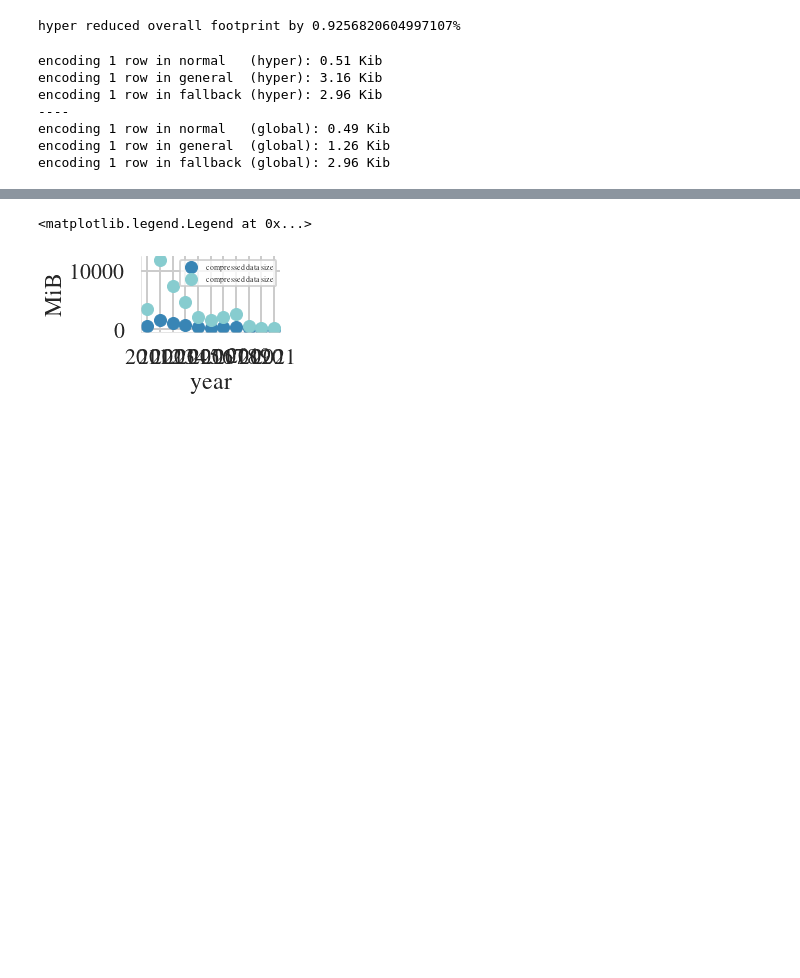
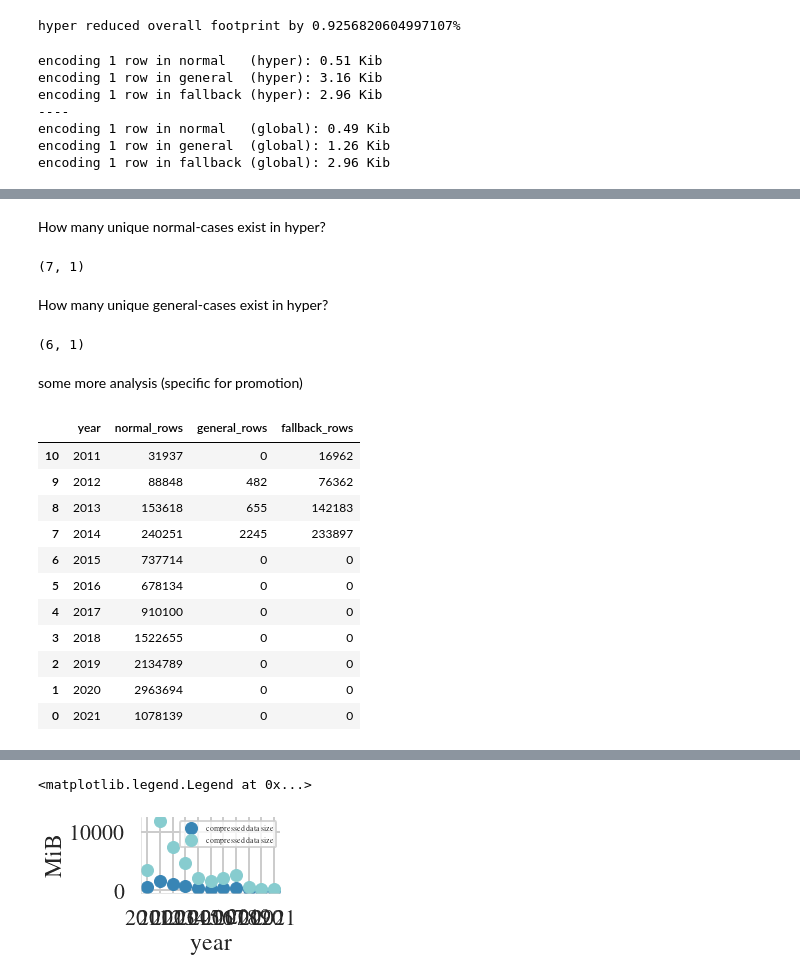
Before and after one commit to tuplex/tuplex, a Jupyter notebook: experimental/notebooks/02_paper_plot_github_sample.ipynb, the cells around one changed output, grey strips where cells are left out. Saved outputs shown, nothing was run; the diff lists cells and outputs as text; code cells hidden in the pictures; blank space fills up the shorter version.

```diff
--- a/experimental/notebooks/02_paper_plot_github_sample.ipynb
+++ b/experimental/notebooks/02_paper_plot_github_sample.ipynb
@@ -381 +349,30 @@ df_hyper[['normal_rows', 'general_rows', 'fallback_rows']]
+# %% [markdown]
+How many unique normal-cases exist in hyper?
+# %%
+len(df_hyper['normal_case'].unique()), len(df_global['normal_case'].unique())
+# %% [output]
+(7, 1)
+# %% [markdown]
+How many unique general-cases exist in hyper?
+# %%
+len(df_hyper['general_case'].unique()), len(df_global['general_case'].unique())
+# %% [output]
+(6, 1)
+# %% [markdown]
+some more analysis (specific for promotion)
+# %%
+df_hyper[['year', 'normal_rows', 'general_rows', 'fallback_rows']]
+# %% [output]
+|  | year | normal_rows | general_rows | fallback_rows |
+| 10 | 2011 | 31937 | 0 | 16962 |
+| 9 | 2012 | 88848 | 482 | 76362 |
+| 8 | 2013 | 153618 | 655 | 142183 |
+| 7 | 2014 | 240251 | 2245 | 233897 |
+| 6 | 2015 | 737714 | 0 | 0 |
+| 5 | 2016 | 678134 | 0 | 0 |
+| 4 | 2017 | 910100 | 0 | 0 |
+| 3 | 2018 | 1522655 | 0 | 0 |
+| 2 | 2019 | 2134789 | 0 | 0 |
+| 1 | 2020 | 2963694 | 0 | 0 |
+| 0 | 2021 | 1078139 | 0 | 0 |
 # %%
```
Also changed, not shown: parts of 12 cells of this notebook, 4 other files.
